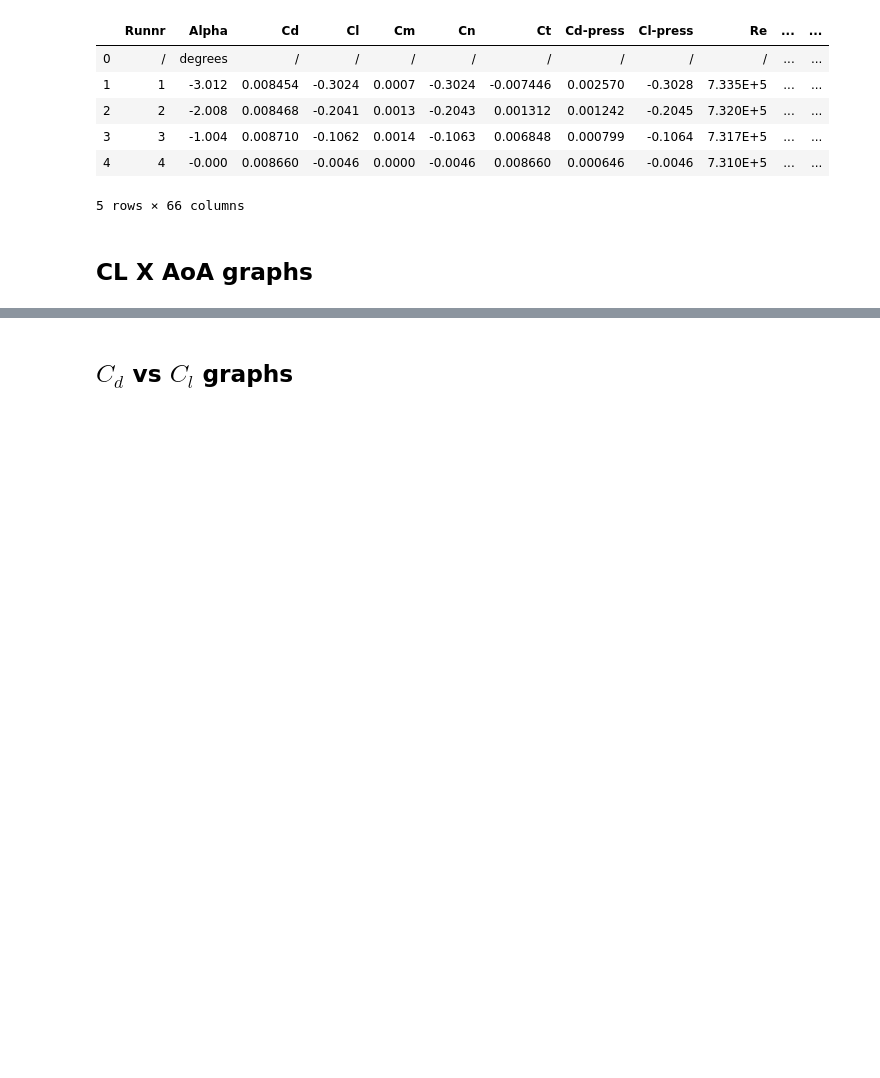
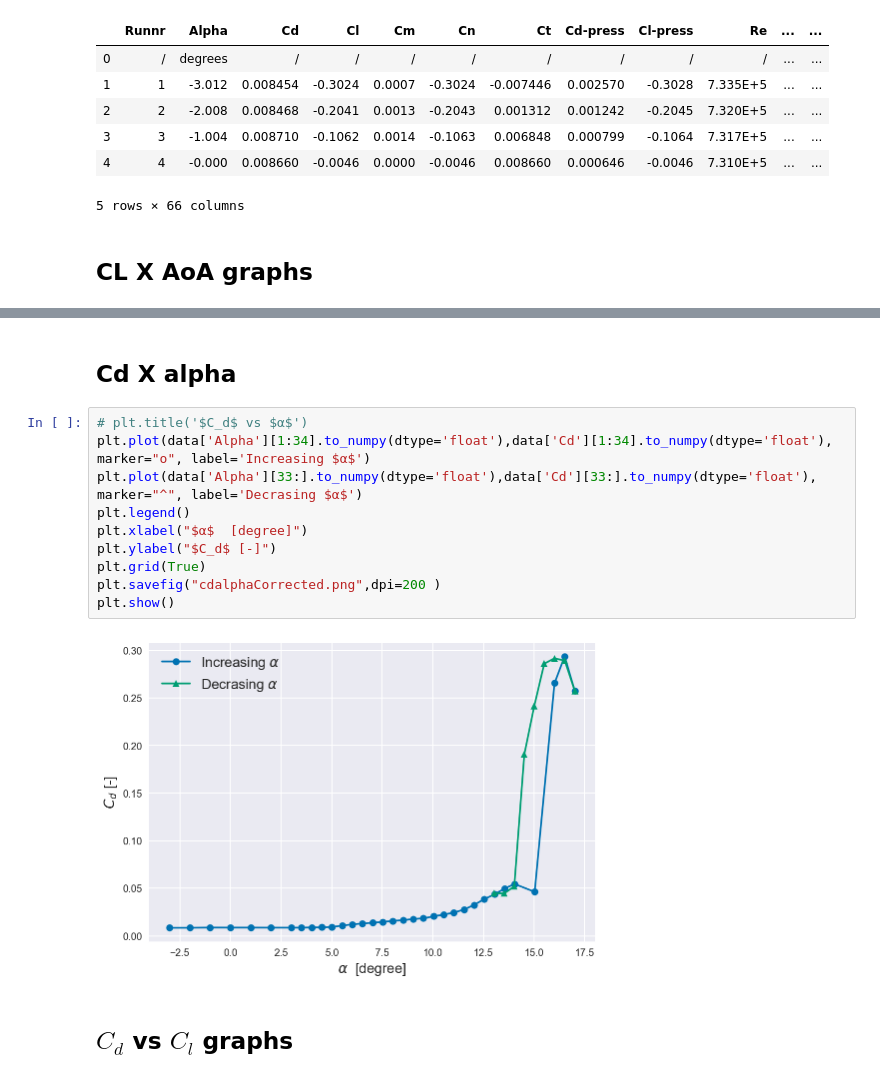
Before and after one commit to iamlucassantos/WindTunnelTest, a Jupyter notebook: IR/PressureReader2D.ipynb, the cells around one changed output, grey strips where cells are left out. Drawn from its saved outputs; the diff is of its cells as text; blank space fills up the shorter version.

```diff
--- a/IR/PressureReader2D.ipynb
+++ b/IR/PressureReader2D.ipynb
@@ -39,3 +40,17 @@ plt.show()
+# %% [markdown]
+## Cd X alpha
+# %%
+# plt.title('$C_d$ vs $α$')
+plt.plot(data['Alpha'][1:34].to_numpy(dtype='float'),data['Cd'][1:34].to_numpy(dtype='float'),  marker="o", label='Increasing $α$')
+plt.plot(data['Alpha'][33:].to_numpy(dtype='float'),data['Cd'][33:].to_numpy(dtype='float'),  marker="^", label='Decrasing $α$')
+plt.legend()
+plt.xlabel("$α$  [degree]")
+plt.ylabel("$C_d$ [-]")
+plt.grid(True)
+plt.savefig("cdalphaCorrected.png",dpi=200 )
+plt.show()
+# %% [output]
+[figure, added]
 # %% [markdown]
 ## $C_d$ vs $C_l$ graphs
 # %%
```
Also changed, not shown: parts of 8 cells of this notebook.
